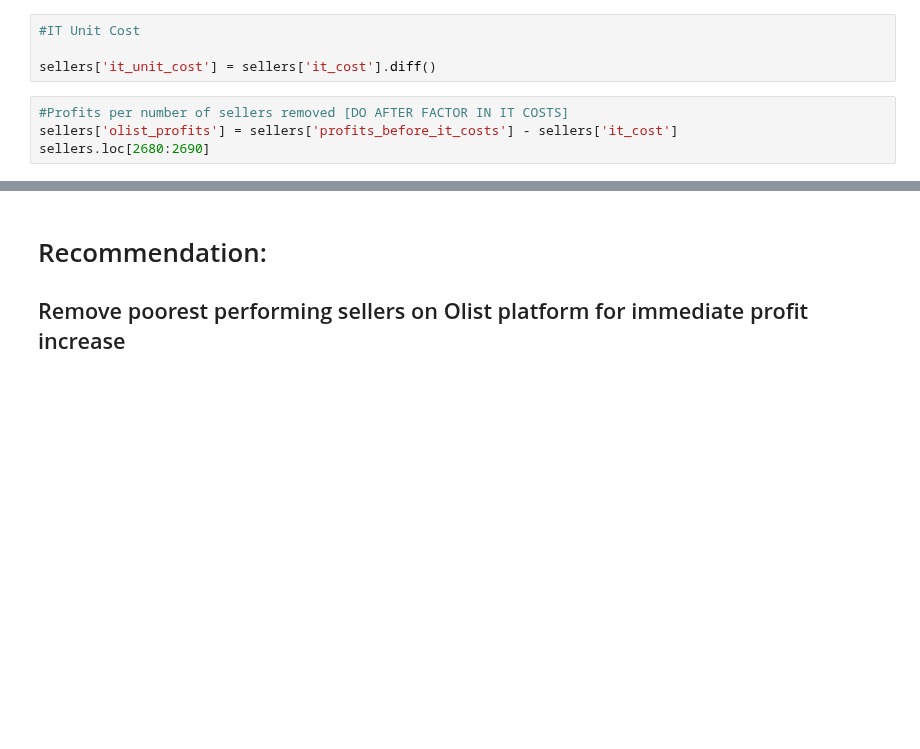
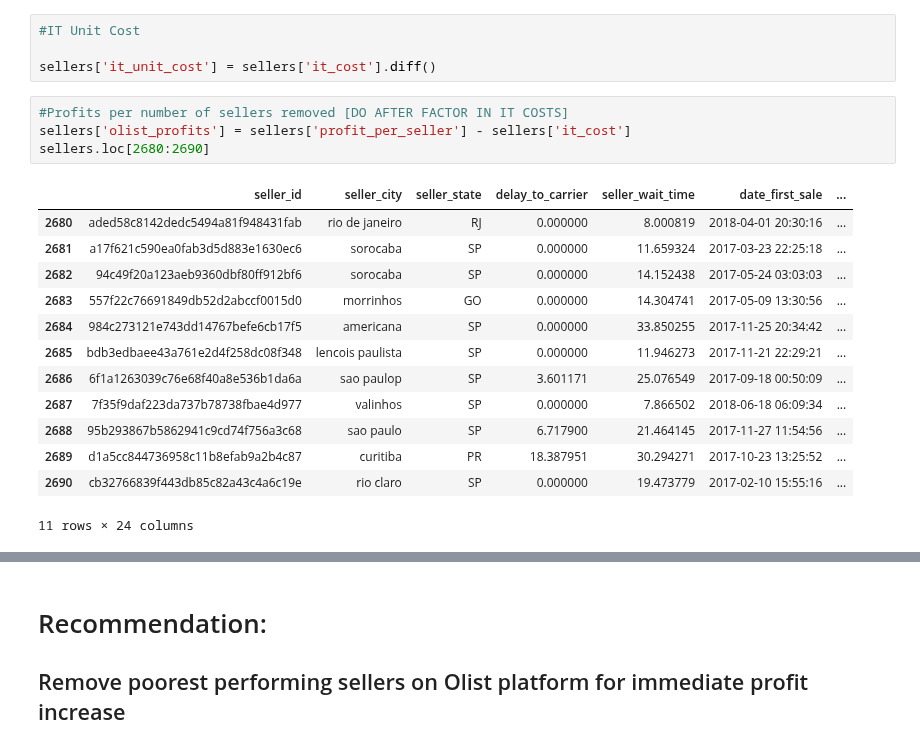
Before and after one commit to phlln/olist-analysis, a Jupyter notebook: notebooks/ceo_request-Phil-UPDATED.ipynb, the cells around one changed output, grey strips where cells are left out. Saved outputs shown, nothing was run; the diff lists cells and outputs as text; blank space fills up the shorter version.

```diff
--- a/notebooks/ceo_request-Phil-UPDATED.ipynb
+++ b/notebooks/ceo_request-Phil-UPDATED.ipynb
@@ -268,7 +325,21 @@ sellers.tail(5)
 sellers['it_unit_cost'] = sellers['it_cost'].diff()
 # %%
 #Profits per number of sellers removed [DO AFTER FACTOR IN IT COSTS]
-sellers['olist_profits'] = sellers['profits_before_it_costs'] - sellers['it_cost']
+sellers['olist_profits'] = sellers['profit_per_seller'] - sellers['it_cost']
 sellers.loc[2680:2690]
+# %% [output]
+|  | seller_id | seller_city | seller_state | delay_to_carrier | seller_wait_time | date_first_sale | ... |
+| 2680 | aded58c8142dedc5494a81f948431fab | rio de janeiro | RJ | 0.000000 | 8.000819 | 2018-04-01 20:30:16 | ... |
+| 2681 | a17f621c590ea0fab3d5d883e1630ec6 | sorocaba | SP | 0.000000 | 11.659324 | 2017-03-23 22:25:18 | ... |
+| 2682 | 94c49f20a123aeb9360dbf80ff912bf6 | sorocaba | SP | 0.000000 | 14.152438 | 2017-05-24 03:03:03 | ... |
+| 2683 | 557f22c76691849db52d2abccf0015d0 | morrinhos | GO | 0.000000 | 14.304741 | 2017-05-09 13:30:56 | ... |
+| 2684 | 984c273121e743dd14767befe6cb17f5 | americana | SP | 0.000000 | 33.850255 | 2017-11-25 20:34:42 | ... |
+| 2685 | bdb3edbaee43a761e2d4f258dc08f348 | lencois paulista | SP | 0.000000 | 11.946273 | 2017-11-21 22:29:21 | ... |
+| 2686 | 6f1a1263039c76e68f40a8e536b1da6a | sao paulop | SP | 3.601171 | 25.076549 | 2017-09-18 00:50:09 | ... |
+| 2687 | 7f35f9daf223da737b78738fbae4d977 | valinhos | SP | 0.000000 | 7.866502 | 2018-06-18 06:09:34 | ... |
+| 2688 | 95b293867b5862941c9cd74f756a3c68 | sao paulo | SP | 6.717900 | 21.464145 | 2017-11-27 11:54:56 | ... |
+| 2689 | d1a5cc844736958c11b8efab9a2b4c87 | curitiba | PR | 18.387951 | 30.294271 | 2017-10-23 13:25:52 | ... |
+| 2690 | cb32766839f443db85c82a43c4a6c19e | rio claro | SP | 0.000000 | 19.473779 | 2017-02-10 15:55:16 | ... |
+11 rows × 24 columns
 # %%
 sellers['olist_profits'][10:700].plot(figsize=(15,8));
```
Also changed, not shown: parts of 24 cells of this notebook.
